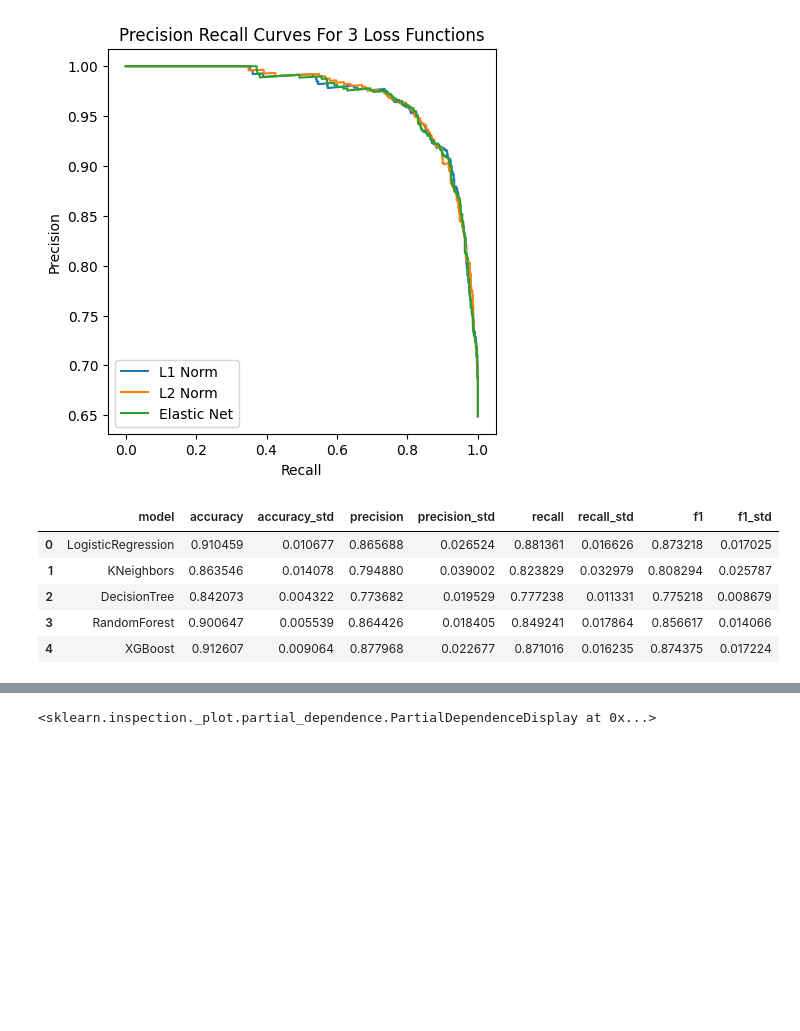
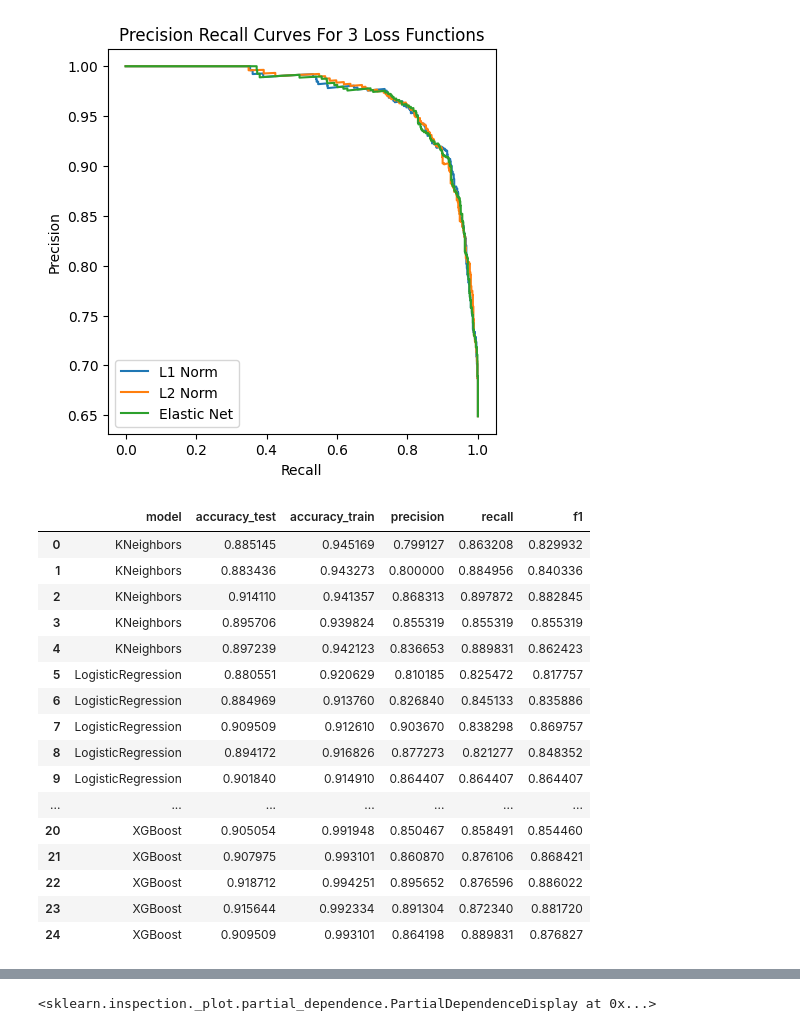
Before and after one commit to ajlukasiewicz/Team_9_MacLearn, a Jupyter notebook: Prediction_of_plant_associated_bacteria.ipynb, the cells around one changed output, grey strips where cells are left out. Drawn from its saved outputs; the diff is of its cells as text; code cells hidden in the pictures; blank space fills up the shorter version.

```diff
--- a/Prediction_of_plant_associated_bacteria.ipynb
+++ b/Prediction_of_plant_associated_bacteria.ipynb
@@ -347,7 +377,7 @@ plt.show()
 # %%
 #AL
-#fit KNeighbors at n = 15
-KNC = KNeighborsClassifier(n_neighbors = 15)
+#fit KNeighbors at n = 3
+KNC = KNeighborsClassifier(n_neighbors = 3)
 KNC.fit(X_train, y_train)
 
 #KNeighbors PRcurves
@@ -408,7 +438,7 @@ plt.plot()
 [figure]
 # %%
 #AL
-#Finally, we wanted to perform cross-validation for all 4 models,
+#Finally, we wanted to perform cross-validation for all 5 models,
 #with the specific parameters we settled upon during individual training and valuation
 
 X = merged_n[union_features].values
@@ -416,26 +446,24 @@ y = classif
 
 #evaluation dict
 cross_val = {"model" : [],
-             "accuracy": [],
-             "accuracy_std": [],
+             "accuracy_test": [],
+             "accuracy_train": [],
              "precision": [],
-             "precision_std": [],
              "recall" : [],
-             "recall_std": [],
-             "f1" : [],
-             "f1_std": [],}
+             "f1" : []}
 
 # Create a KFold object with k=5
 kf = KFold(n_splits=5, shuffle=True, random_state=42)
 
 # Initialize a dictionary to store the models; parameters provided by Sarah and Muyoung for their models
 models = {
-    'LogisticRegression': LogisticRegression(max_iter = 500, penalty = 'l1', solver = 'saga'),
-    'KNeighbors': KNeighborsClassifier(n_neighbors=23),
+    'KNeighbors': KNeighborsClassifier(n_neighbors=3),
+    'LogisticRegression': LogisticRegression(max_iter = 500, penalty = 'l1', solver = 'saga', C=0.029471),
     'DecisionTree': DecisionTreeClassifier(max_depth=dt_depth, min_samples_leaf=dt_min_samples_leaf),
     'RandomForest': RandomForestClassifier(n_estimators=RF_n_estimators, max_depth=RF_depth, min_samples_leaf=RF_min_samples_leaf),
     'XGBoost': xgb.XGBClassifier(objective="binary:logistic", n_estimators=XGB_n_estimators, max_depth=XGB_depth, random_state=42)
 }
+
 
 # Loop through each model and perform cross-validation
 for name, model in models.items():
@@ -453,53 +481,60 @@ for name, model in models.items():
           y_train, y_test = y[train_index].replace("PA", 1).replace("NPA", 0), y[test_index].replace("PA", 1).replace("NPA", 0)
 
         # Train the model on the training data
         model.fit(X_train, y_train)
 
         # Predict the labels of the test data
         y_pred = model.predict(X_test)
 
         # Compute the accuracy score and append it to the list
         accuracy = accuracy_score(y_test, y_pred)
-        accuracies.append(accuracy)
+        accuracy_train = model.score(X_train,y_train)
 
         if name != "XGBoost":
           _pos_label = "PA"
         else:
           _pos_label = 1
 
         #calculate and print the precision
-        precision.append(precision_score(y_test, y_pred, pos_label = _pos_label))
+        precision = (precision_score(y_test, y_pred, pos_label = _pos_label))
 
         # calculate and print the recall
-        recall.append(recall_score(y_test, y_pred, pos_label = _pos_label))
+        recall = (recall_score(y_test, y_pred, pos_label = _pos_label))
 
         # calculate and print the F1 score
         f1_sc = f1_score(y_test, y_pred, pos_label = _pos_label)
-        f1.append(f1_sc)
+
+        cross_val["model"].append(name)
+        cross_val["accuracy_test"].append(accuracy)
+        cross_val["accuracy_train"].append(accuracy_train)
+        cross_val["precision"].append(precision)
+        cross_val["recall"].append(recall)
+        cross_val["f1"].append(f1_sc)
 
     # Compute the mean and standard deviation of the accuracies
     mean_accuracy = np.mean(accuracies)
     std_accuracy = np.std(accuracies)
 
-    cross_val["model"].append(name)
-    cross_val["accuracy"].append(mean_accuracy)
-    cross_val["accuracy_std"].append(std_accuracy)
-    cross_val["precision"].append(np.mean(precision))
-    cross_val["precision_std"].append(np.std(precision))
-    cross_val["recall"].append(np.mean(recall))
-    cross_val["recall_std"].append(np.std(recall))
-    cross_val["f1"].append(np.mean(f1))
-    cross_val["f1_std"].append(np.std(f1))
-
 cross_val = pd.DataFrame.from_dict(cross_val)
 cross_val
 # %% [output]
-|  | model | accuracy | accuracy_std | precision | precision_std | recall | recall_std | f1 | f1_std |
-| 0 | LogisticRegression | 0.910459 | 0.010677 | 0.865688 | 0.026524 | 0.881361 | 0.016626 | 0.873218 | 0.017025 |
-| 1 | KNeighbors | 0.863546 | 0.014078 | 0.794880 | 0.039002 | 0.823829 | 0.032979 | 0.808294 | 0.025787 |
-| 2 | DecisionTree | 0.842073 | 0.004322 | 0.773682 | 0.019529 | 0.777238 | 0.011331 | 0.775218 | 0.008679 |
-| 3 | RandomForest | 0.900647 | 0.005539 | 0.864426 | 0.018405 | 0.849241 | 0.017864 | 0.856617 | 0.014066 |
-| 4 | XGBoost | 0.912607 | 0.009064 | 0.877968 | 0.022677 | 0.871016 | 0.016235 | 0.874375 | 0.017224 |
+|  | model | accuracy_test | accuracy_train | precision | recall | f1 |
+| 0 | KNeighbors | 0.885145 | 0.945169 | 0.799127 | 0.863208 | 0.829932 |
+| 1 | KNeighbors | 0.883436 | 0.943273 | 0.800000 | 0.884956 | 0.840336 |
+| 2 | KNeighbors | 0.914110 | 0.941357 | 0.868313 | 0.897872 | 0.882845 |
+| 3 | KNeighbors | 0.895706 | 0.939824 | 0.855319 | 0.855319 | 0.855319 |
+| 4 | KNeighbors | 0.897239 | 0.942123 | 0.836653 | 0.889831 | 0.862423 |
+| 5 | LogisticRegression | 0.880551 | 0.920629 | 0.810185 | 0.825472 | 0.817757 |
+| 6 | LogisticRegression | 0.884969 | 0.913760 | 0.826840 | 0.845133 | 0.835886 |
+| 7 | LogisticRegression | 0.909509 | 0.912610 | 0.903670 | 0.838298 | 0.869757 |
+| 8 | LogisticRegression | 0.894172 | 0.916826 | 0.877273 | 0.821277 | 0.848352 |
+| 9 | LogisticRegression | 0.901840 | 0.914910 | 0.864407 | 0.864407 | 0.864407 |
+| ... | ... | ... | ... | ... | ... | ... |
+| 20 | XGBoost | 0.905054 | 0.991948 | 0.850467 | 0.858491 | 0.854460 |
+| 21 | XGBoost | 0.907975 | 0.993101 | 0.860870 | 0.876106 | 0.868421 |
+| 22 | XGBoost | 0.918712 | 0.994251 | 0.895652 | 0.876596 | 0.886022 |
+| 23 | XGBoost | 0.915644 | 0.992334 | 0.891304 | 0.872340 | 0.881720 |
+| 24 | XGBoost | 0.909509 | 0.993101 | 0.864198 | 0.889831 | 0.876827 |
 # %%
 #SC and ML
 #fitting and extracting top features from XGBoost model
```
Also changed, not shown: parts of 9 cells of this notebook.
